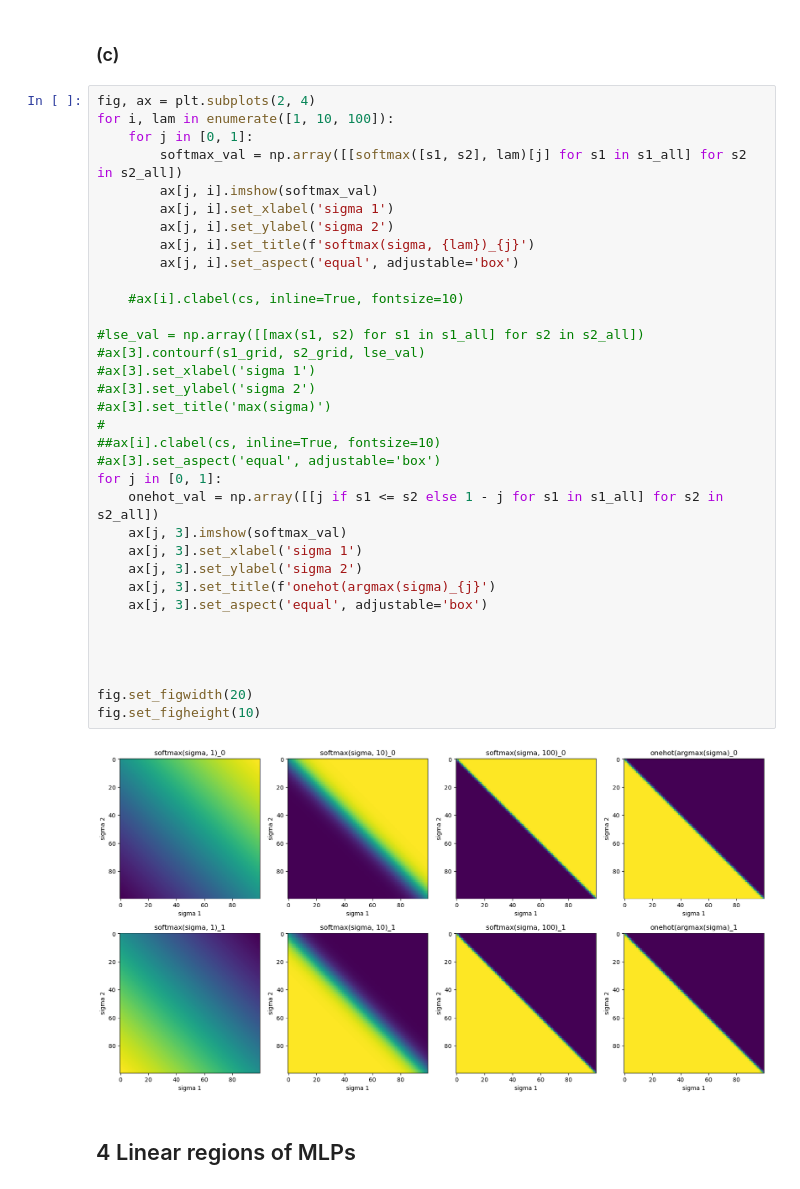
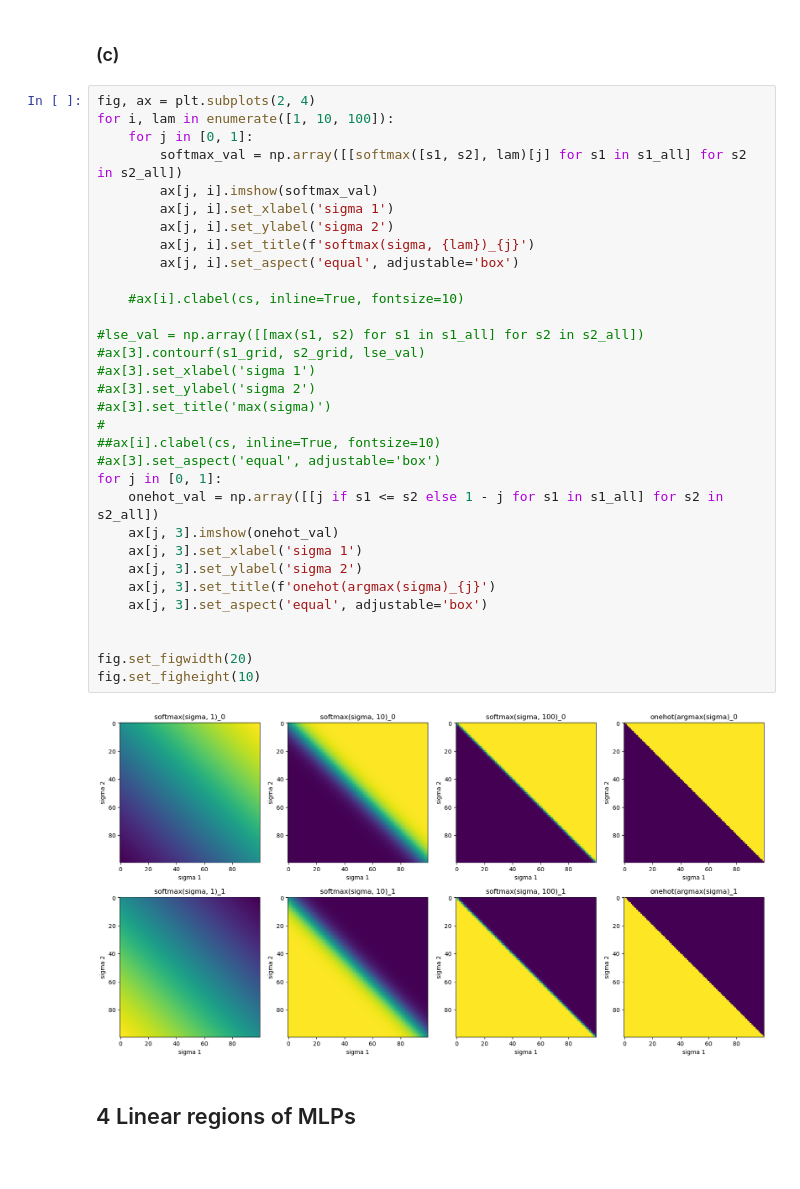
Before and after one commit to emironovich/mlph_w24, a Jupyter notebook: sheet05/sheet05.ipynb, the cells around one changed output. Saved outputs shown, nothing was run; the diff lists cells and outputs as text.

Commit message:
Fix representation of the last plot

```diff
--- a/sheet05/sheet05.ipynb
+++ b/sheet05/sheet05.ipynb
@@ -97,36 +97,34 @@ fig, ax = plt.subplots(2, 4)
 for i, lam in enumerate([1, 10, 100]):
     for j in [0, 1]:
         softmax_val = np.array([[softmax([s1, s2], lam)[j] for s1 in s1_all] for s2 in s2_all])
         ax[j, i].imshow(softmax_val)
         ax[j, i].set_xlabel('sigma 1')
         ax[j, i].set_ylabel('sigma 2')
         ax[j, i].set_title(f'softmax(sigma, {lam})_{j}')
         ax[j, i].set_aspect('equal', adjustable='box')
 
     #ax[i].clabel(cs, inline=True, fontsize=10)
 
 #lse_val = np.array([[max(s1, s2) for s1 in s1_all] for s2 in s2_all])
 #ax[3].contourf(s1_grid, s2_grid, lse_val)
 #ax[3].set_xlabel('sigma 1')
 #ax[3].set_ylabel('sigma 2')
 #ax[3].set_title('max(sigma)')
 #
 ##ax[i].clabel(cs, inline=True, fontsize=10)
 #ax[3].set_aspect('equal', adjustable='box')
 for j in [0, 1]:
     onehot_val = np.array([[j if s1 <= s2 else 1 - j for s1 in s1_all] for s2 in s2_all])
-    ax[j, 3].imshow(softmax_val)
+    ax[j, 3].imshow(onehot_val)
     ax[j, 3].set_xlabel('sigma 1')
     ax[j, 3].set_ylabel('sigma 2')
     ax[j, 3].set_title(f'onehot(argmax(sigma)_{j}')
     ax[j, 3].set_aspect('equal', adjustable='box')
 
 
-
-
 fig.set_figwidth(20)
 fig.set_figheight(10)
 # %% [output]
-[figure, old version]
+[figure, new version]
 # %% [markdown]
 ## 4 Linear regions of MLPs
```
